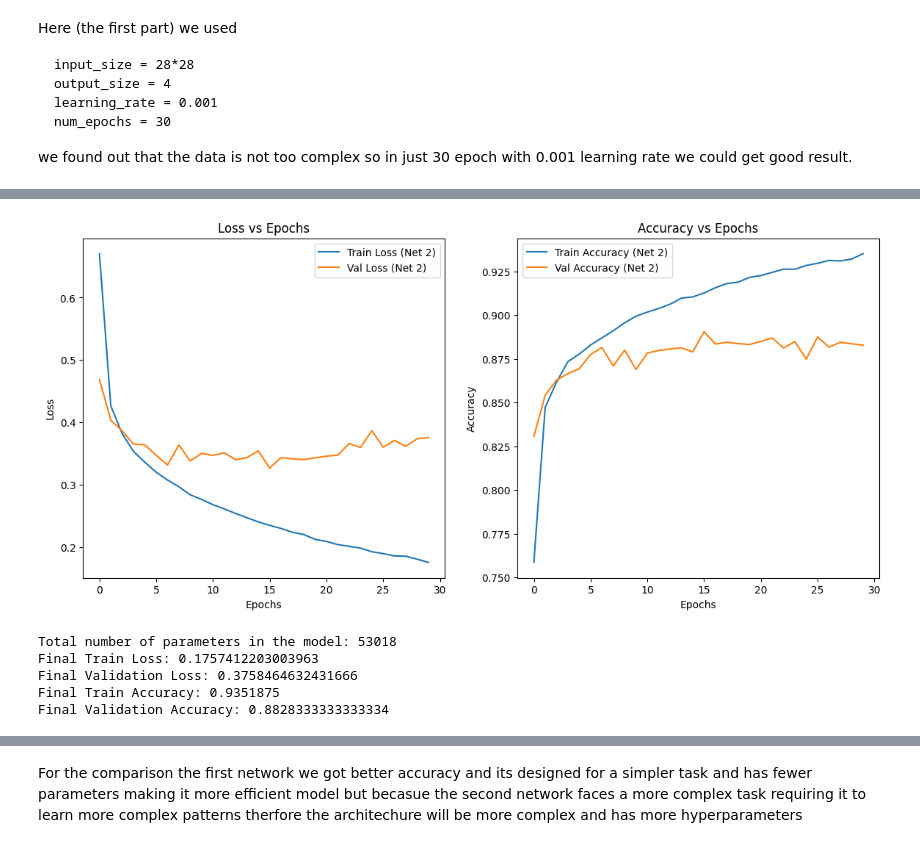
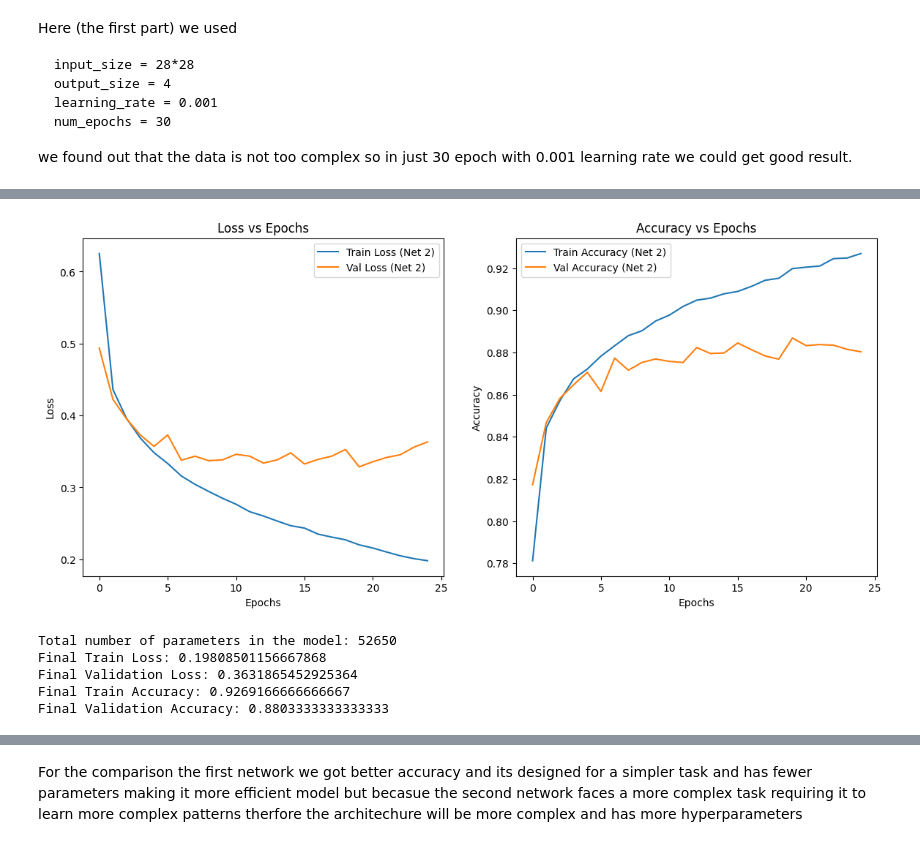
Before and after one commit to samihwar/Deep_learning, a Jupyter notebook: HW1.ipynb, the cells around one changed output, grey strips where cells are left out. Cells and saved outputs as stored; diff of their text form; code cells hidden in the pictures.

```diff
--- a/HW1.ipynb
+++ b/HW1.ipynb
@@ -375,19 +375,17 @@ class Network1(nn.Module):
         return x
 
 class Network2(nn.Module):
-    def __init__(self,input_size,hidden_size1,hidden_size2,hidden_size3,output_size): #IN 28*28 OUT 10
+    def __init__(self,input_size,hidden_size1,hidden_size2,output_size): #IN 28*28 OUT 10
         super(Network2, self).__init__()
         self.fc1 = nn.Linear(input_size, hidden_size1)
         self.fc2 = nn.Linear(hidden_size1, hidden_size2)
-        self.fc3 = nn.Linear(hidden_size2, hidden_size3)
-        self.fc4 = nn.Linear(hidden_size3, output_size)
+        self.fc3 = nn.Linear(hidden_size2, output_size)
 
     def forward(self, x):
         x = x.view(-1, 28*28)  # Flatten the input
         x = torch.relu(self.fc1(x))
         x = torch.relu(self.fc2(x))
-        x = torch.relu(self.fc3(x))
-        x = self.fc4(x)
+        x = self.fc3(x)
         return x
 # %%
 input_size = 28*28
@@ -516,15 +514,34 @@ we found out that the data is not too complex so in just 30 epoch with 0.001 lea
 input_size = 28*28
 hidden_size1 = 64
 hidden_size2 = 32
-hidden_size3 = 16
 output_size = 10
-learning_rate = 0.001
+learning_rate = 0.0007
 num_epochs = 30
+min_delta=0.0005
+# %%
+class EarlyStopping:
+    def __init__(self, patience=5, min_delta=0):
+        self.patience = patience
+        self.min_delta = min_delta
+        self.best_loss = None
+        self.counter = 0
+        self.stop_training = False
+
+    def __call__(self, val_loss):
+        if self.best_loss is None:
+            self.best_loss = val_loss
+        elif val_loss < self.best_loss - self.min_delta:
+            self.best_loss = val_loss
+            self.counter = 0
+        else:
+            self.counter += 1
+            if self.counter >= self.patience:
+                self.stop_training = True
 # %%
-model2 = Network2(input_size, hidden_size1, hidden_size2, hidden_size3 ,output_size).to(device)  # Move model to GPU
+model2 = Network2(input_size, hidden_size1, hidden_size2,output_size).to(device)  # Move model to GPU
 criterion = nn.CrossEntropyLoss()
 optimizer = optim.Adam(model2.parameters(), lr=learning_rate)
-
+early_stopping = EarlyStopping(patience=5, min_delta=min_delta)
 # Training and validation
 train_losses, val_losses = [], []
 train_accuracies, val_accuracies = [], []
@@ -563,6 +580,12 @@ for epoch in range(num_epochs):
     val_losses.append(running_loss / total)
     val_accuracies.append(correct / total)
 
+        # Check early stopping
+    early_stopping(val_losses[-1])
+    if early_stopping.stop_training:
+        print(f"Early stopping triggered at epoch {epoch+1}")
+        break
+
     # Print accuracy every 10 epochs
     if (epoch + 1) % 10 == 0:
         print(f"Epoch {epoch+1}/{num_epochs}: "
@@ -604,9 +627,9 @@ Epoch 30/30: Train Accuracy = 0.9352, Validation Accuracy = 0.8828
-[figure, old version]
+[figure, new version]
-Total number of parameters in the model: 53018
-Final Train Loss: 0.1757412203003963
-Final Validation Loss: 0.3758464632431666
-Final Train Accuracy: 0.9351875
-Final Validation Accuracy: 0.8828333333333334
+Total number of parameters in the model: 52650
+Final Train Loss: 0.19808501156667868
+Final Validation Loss: 0.3631865452925364
+Final Train Accuracy: 0.9269166666666667
+Final Validation Accuracy: 0.8803333333333333
 # %%
 # Test the model
 model2.eval()
```
Also changed, not shown: parts of 7 cells of this notebook.
